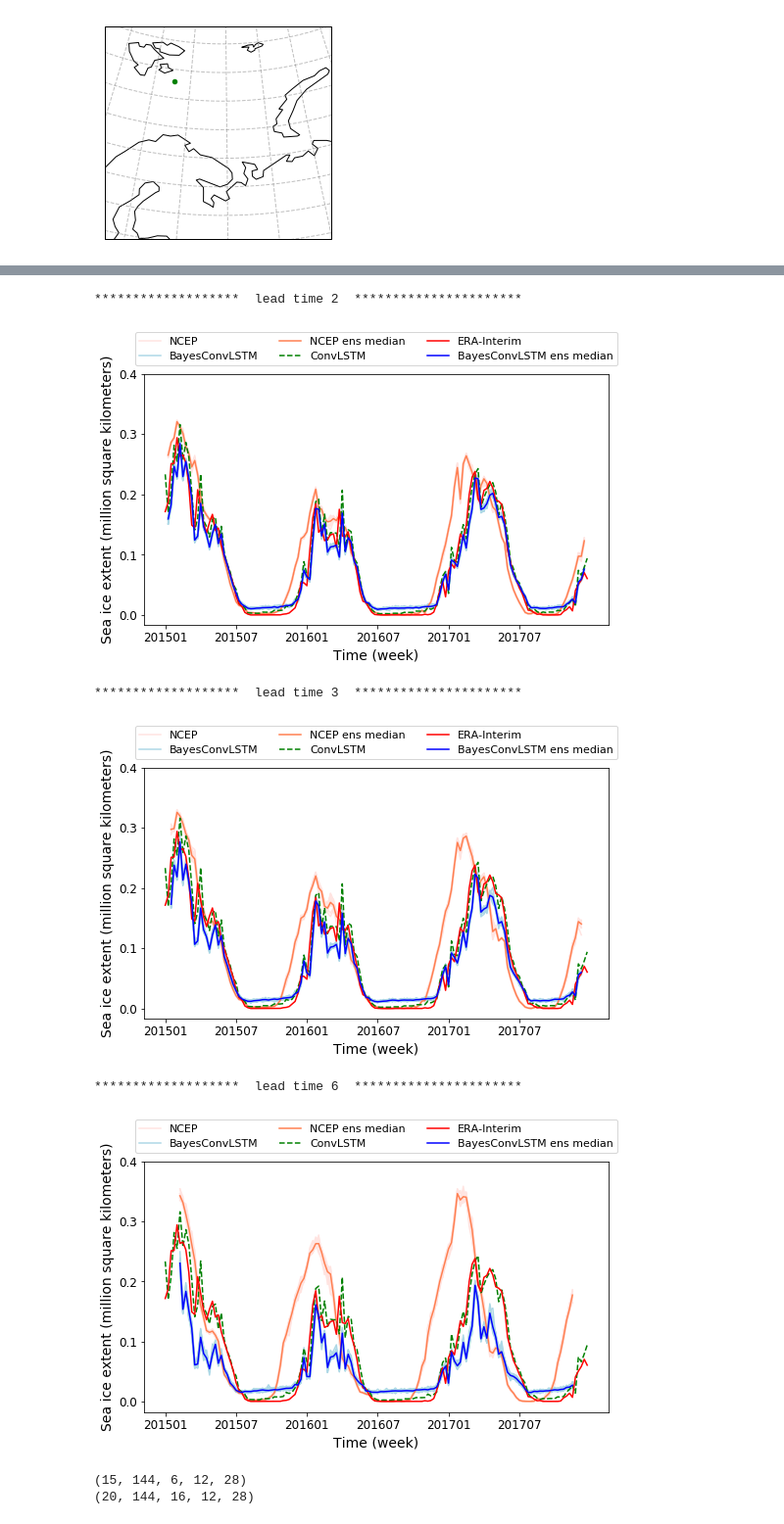
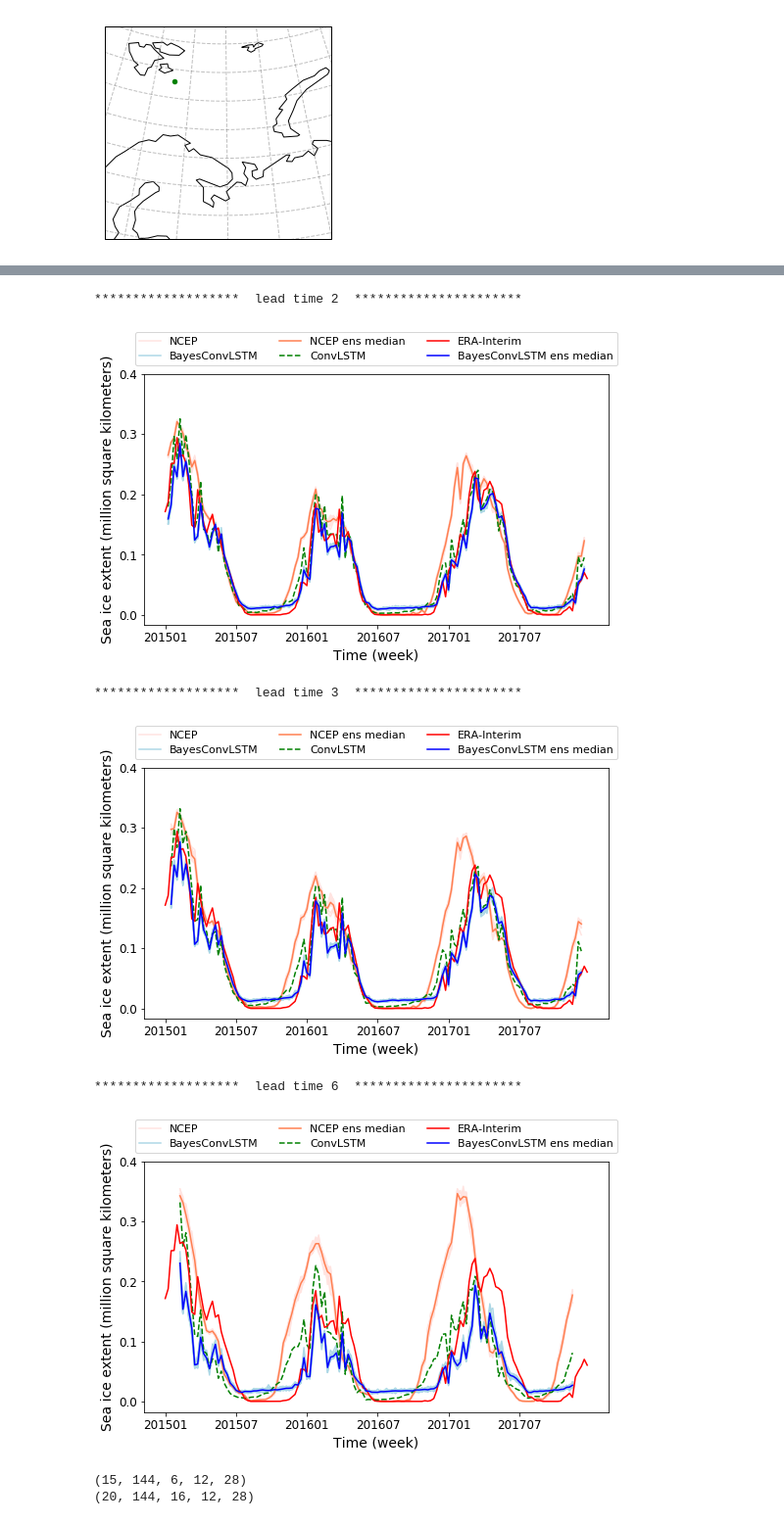
Before and after one commit to geek-yang/DeepArctic, a Jupyter notebook: BayesMap/SenseParam/validAll/map_BayesConvLSTM_SIC_Barents_param_verifyAll_NCEP.ipynb, the cells around one changed output, grey strips where cells are left out. Shown at 98% size. Drawn from its saved outputs; the diff is of its cells as text; code cells hidden in the pictures.

```diff
--- a/BayesMap/SenseParam/validAll/map_BayesConvLSTM_SIC_Barents_param_verifyAll_NCEP.ipynb
+++ b/BayesMap/SenseParam/validAll/map_BayesConvLSTM_SIC_Barents_param_verifyAll_NCEP.ipynb
@@ -755,7 +755,7 @@ Time series of sic at lat 76.75 lon 25.5
             plt.plot(index_plot[1:-1], predictand_sum[i,1:-1,1]* sic_max / 1E+6 * 4, color='lightblue')
 
     plt.plot(index_plot[1:-1], np.median(sic_NCEP_ens_area_series_sum[:,1:-1,1],0) / 1E+6 * 4, color='coral', label="NCEP ens median")
-    plt.plot(index_plot, predictand_determin_sum[:,0] * sic_max / 1E+6 * 4, 'g--', label="ConvLSTM")
+    plt.plot(index_plot[1:-1], predictand_determin_sum[1:-1,1] * sic_max / 1E+6 * 4, 'g--', label="ConvLSTM")
     plt.plot(index_plot, np.sum(np.sum(sic_exp_norm[-test_year*12*4:,:,:],2),1)* sic_max / 1E+6 * 4, 'r', label="ERA-Interim")
     plt.plot(index_plot[1:-1], np.median(predictand_sum[:,1:-1,1],0)* sic_max / 1E+6 * 4, 'b', label="BayesConvLSTM ens median")
     plt.xlabel('Time (week)',fontsize = 14)
@@ -788,7 +788,7 @@ Time series of sic at lat 76.75 lon 25.5
             plt.plot(index_plot[2:-2], predictand_sum[i,2:-2,2]* sic_max / 1E+6 * 4, color='lightblue')
 
     plt.plot(index_plot[2:-2], np.median(sic_NCEP_ens_area_series_sum[:,2:-2,2],0) / 1E+6 * 4, color='coral', label="NCEP ens median")
-    plt.plot(index_plot, predictand_determin_sum[:,0] * sic_max / 1E+6 * 4, 'g--', label="ConvLSTM")
+    plt.plot(index_plot[2:-2], predictand_determin_sum[2:-2,2] * sic_max / 1E+6 * 4, 'g--', label="ConvLSTM")
     plt.plot(index_plot, np.sum(np.sum(sic_exp_norm[-test_year*12*4:,:,:],2),1)* sic_max / 1E+6 * 4, 'r', label="ERA-Interim")
     plt.plot(index_plot[2:-2], np.median(predictand_sum[:,2:-2,2],0)* sic_max / 1E+6 * 4, 'b', label="BayesConvLSTM ens median")
     plt.xlabel('Time (week)',fontsize = 14)
@@ -813,37 +813,37 @@ Time series of sic at lat 76.75 lon 25.5
             plt.plot(index_plot[5:-5], sic_NCEP_ens_area_series_sum[i,5:-5,5] / 1E+6 * 4, color='mistyrose')
 
     for i in range(ens):
         if i == 0:
             plt.plot(index_plot[5:-5], predictand_sum[i,5:-5,5]* sic_max / 1E+6 * 4,
                      color='lightblue', label="BayesConvLSTM")
         else:
             plt.plot(index_plot[5:-5], predictand_sum[i,5:-5,5]* sic_max / 1E+6 * 4, color='lightblue')
 
     plt.plot(index_plot[5:-5], np.median(sic_NCEP_ens_area_series_sum[:,5:-5,5],0) / 1E+6 * 4, color='coral', label="NCEP ens median")
-    plt.plot(index_plot, predictand_determin_sum[:,0] * sic_max / 1E+6 * 4, 'g--', label="ConvLSTM")
+    plt.plot(index_plot[5:-5], predictand_determin_sum[5:-5,5] * sic_max / 1E+6 * 4, 'g--', label="ConvLSTM")
     plt.plot(index_plot, np.sum(np.sum(sic_exp_norm[-test_year*12*4:,:,:],2),1)* sic_max / 1E+6 * 4, 'r', label="ERA-Interim")
     plt.plot(index_plot[5:-5], np.median(predictand_sum[:,5:-5,5],0)* sic_max / 1E+6 * 4, 'b', label="BayesConvLSTM ens median")
     plt.xlabel('Time (week)',fontsize = 14)
     plt.ylabel('Sea ice extent (million square kilometers)',fontsize = 14)
     plt.xticks(np.arange(0,test_year*12*4,6*4),(['201501', '201507', '201601', '201607',
                                                  '201701', '201707']),
                fontsize = 12)
     plt.yticks(np.arange(0,0.5,0.1), fontsize = 12)
     plt.legend(bbox_to_anchor=(-0.02,1.10), loc="center left", borderaxespad=0, prop={'size': 11.0}, ncol=3)
     plt.tight_layout()
     plt.show()
     fig8.savefig(os.path.join(output_path,'sic_ERAI_bayesconvlstm_pred_NCEP_S2S_extent_leadtime_6.png'),dpi=150)
     plt.close()
 # %% [output]
 *******************  Predicted Ice Extent  **********************
 *******************  lead time 1  **********************
 [figure]
 *******************  lead time 2  **********************
-[figure, old version]
+[figure, new version]
 *******************  lead time 3  **********************
-[figure, old version]
+[figure, new version]
 *******************  lead time 6  **********************
-[figure, old version]
+[figure, new version]
 # %%
     # remove the area weight
     dx_cut = dx[13:36:2]
```
Also changed, not shown: parts of 6 cells of this notebook, 2 other files.
